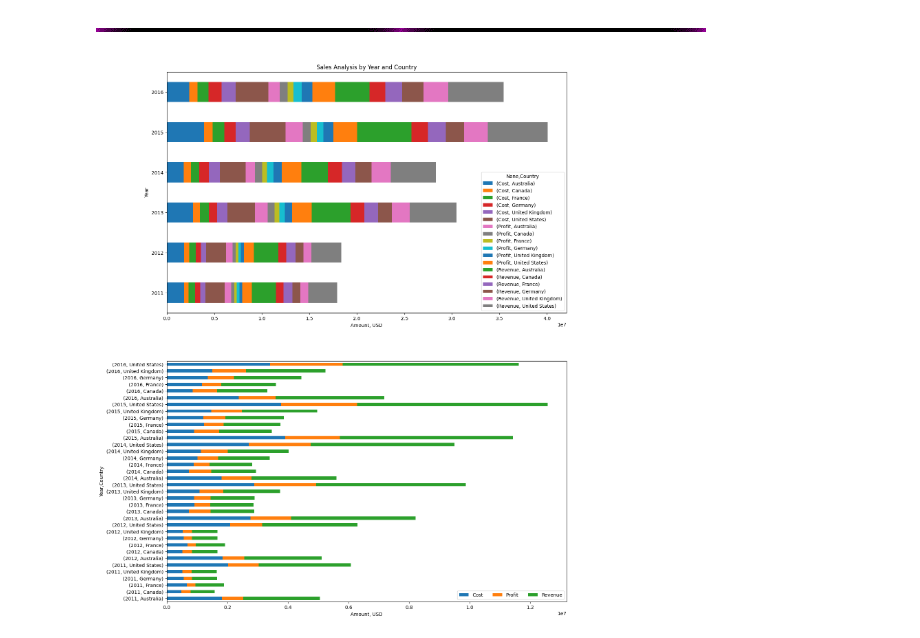
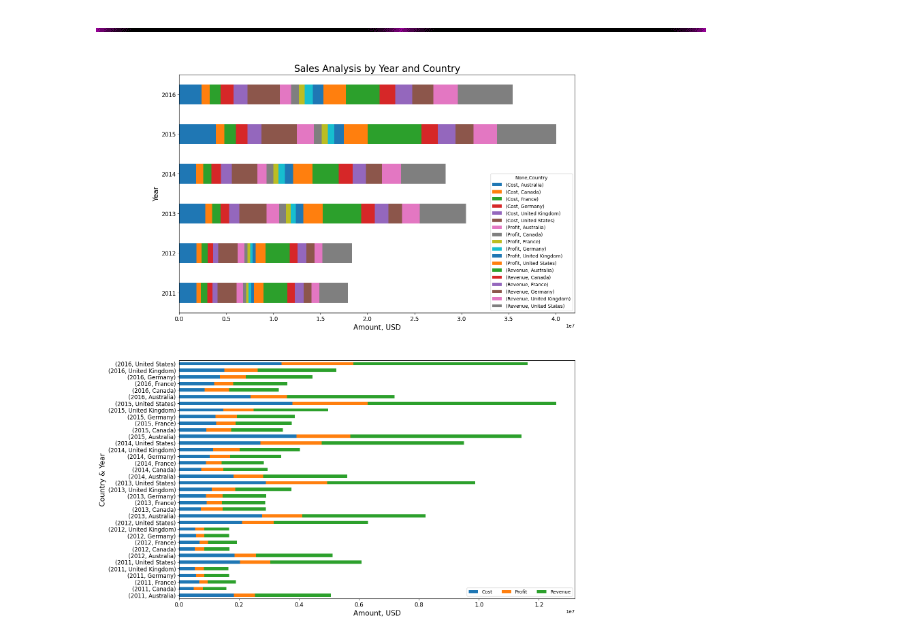
Before and after one commit to mary-bykouskaya/BikeSales, a Jupyter notebook: Bike-Sales-Data-Analysis.ipynb, the cells around one changed output. Cells and saved outputs as stored; diff of their text form; code cells hidden in the pictures.

```diff
--- a/Bike-Sales-Data-Analysis.ipynb
+++ b/Bike-Sales-Data-Analysis.ipynb
@@ -1010,26 +1013,31 @@ plt.show()
 # %%
 # Group the data by customer gender and year, and count the number of customers
 df_customers_country = df_sales.groupby(['Country', 'Year'])[['Cost', 'Profit', 'Revenue']].sum().reset_index()
 # Pivot the data so that each age group is a separate column
 df_customers_country_pivot = df_customers_country.pivot(index='Year', columns='Country')
 pivot_country_table = pd.pivot_table(df_sales, values=['Cost', 'Profit', 'Revenue'], index=['Year', "Country"], aggfunc='sum')
 
 # print(pivot_gender_table)
 fig, (ax, ax1) = plt.subplots(2, 1)
 fig.set_size_inches(15, 20)
 
 ax = df_customers_country_pivot.plot(kind='barh', stacked=True, ax=ax)
 ax1 = pivot_country_table.plot(kind='barh', stacked=True, ax=ax1)
 
-ax.set_title('Sales Analysis by Year and Country')
+ax.set_title('Sales Analysis by Year and Country', fontsize=20)
 
 # ax.set_xlabel
-ax.set_xlabel('Amount, USD')
-ax1.set_xlabel('Amount, USD')
+ax.set_xlabel('Amount, USD', fontsize=15)
+ax1.set_xlabel('Amount, USD', fontsize=15)
+ax.set_ylabel('Year',fontsize=15)
+ax1.set_ylabel('Country & Year', fontsize=15)
 
-ax.tick_params(axis = 'x', labelrotation=0)
-ax1.tick_params(axis = 'x', labelrotation=0)
+ax.tick_params(axis = 'x', labelrotation=0, labelsize=12)
+ax1.tick_params(axis = 'x', labelrotation=0, labelsize=12)
+ax.tick_params(axis = 'y', labelsize=12)
+ax1.tick_params(axis = 'y', labelsize=12)
+
 plt.legend(loc='lower right', ncols=6)
 plt.show()
 # %% [output]
-[figure, old version]
+[figure, new version]
```
Also changed, not shown: parts of 7 cells of this notebook.
